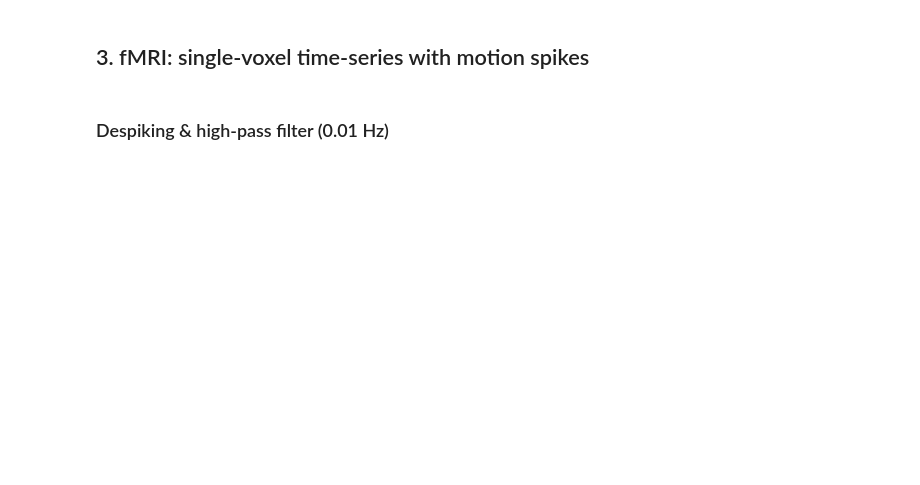
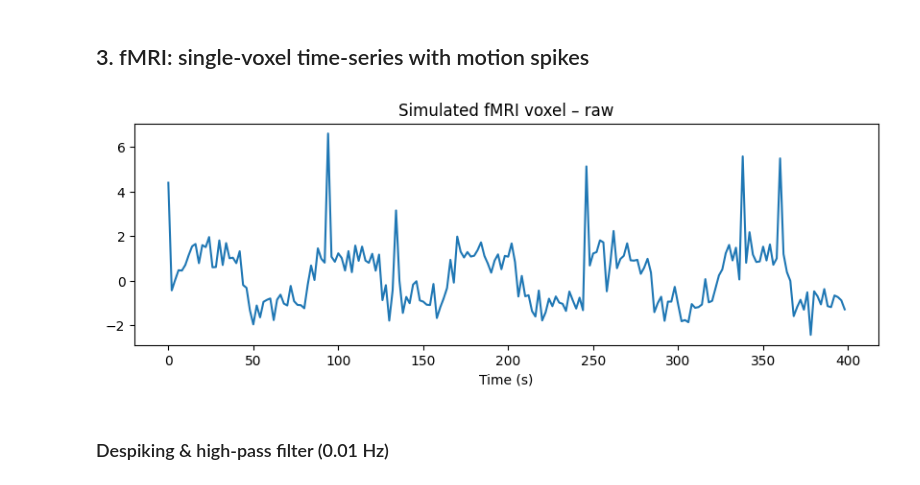
Before and after one commit to AliTafakkor/principles_of_data_analysis_2025, a Jupyter notebook: data_analysis_workshop_demo.ipynb, the cells around one changed output. Drawn from its saved outputs; the diff is of its cells as text; code cells hidden in the pictures; blank space fills up the shorter version.

```diff
--- a/data_analysis_workshop_demo.ipynb
+++ b/data_analysis_workshop_demo.ipynb
@@ -100,31 +184,33 @@ plt.xlabel('Time (ms)'); plt.ylabel('uV'); plt.legend(); plt.title('Average ERP
 # %% [markdown]
 ## 3. fMRI: single‑voxel time‑series with motion spikes
 # %%
-
 # Simulate task design: 200 timepoints, TR=2s, blocks ON (20 TR) / OFF (20 TR)
 TR = 2.0
 n_tp = 200
 design = np.zeros(n_tp)
 for block_start in range(0, n_tp, 40):
     design[block_start:block_start+20] = 1
 
 # Simple HRF: gamma
+from scipy.stats import gamma
 hrf_t = np.arange(0, 32, TR)
-hrf = signal.gamma.pdf(hrf_t, 6)
+hrf = gamma.pdf(hrf_t, 6)
 
 bold = np.convolve(design, hrf)[:n_tp]
 bold = (bold - bold.mean()) / bold.std()
 
 # Add noise
 bold += np.random.normal(0, 0.5, n_tp)
 
 # Add motion spikes at random points
 spike_idx = np.random.choice(n_tp, 6, replace=False)
-bold[spike_idx] += np.random.normal(3, 0.5, len(spike_idx))
+bold[spike_idx] += np.random.normal(5, 0.5, len(spike_idx))
 
 fig, ax = plt.subplots(figsize=(10,3))
 ax.plot(np.arange(n_tp)*TR, bold)
 ax.set_xlabel('Time (s)'); ax.set_title('Simulated fMRI voxel – raw');
+# %% [output]
+[figure, added]
 # %% [markdown]
 ### Despiking & high‑pass filter (0.01 Hz)
 # %%
```
Also changed, not shown: parts of 11 cells of this notebook.
